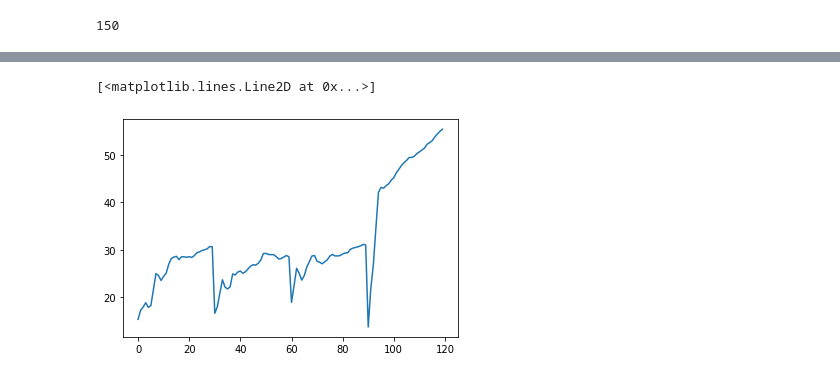
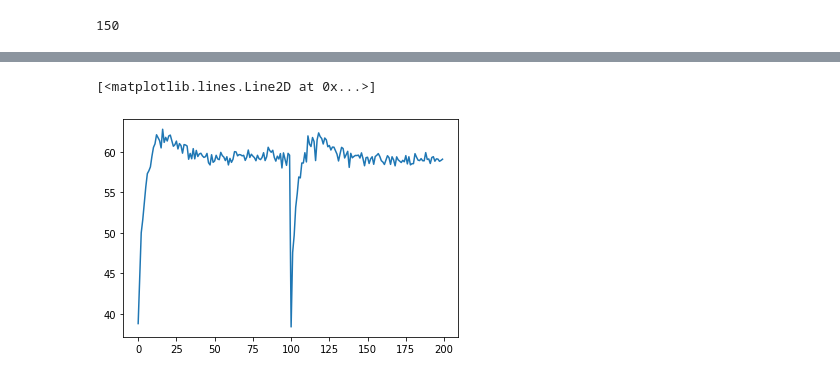
Before and after one commit to seanjaffe1/khopfield, a Jupyter notebook: vision_transformer.ipynb, the cells around one changed output, grey strips where cells are left out. Saved outputs shown, nothing was run; the diff lists cells and outputs as text; code cells hidden in the pictures.

```diff
--- a/vision_transformer.ipynb
+++ b/vision_transformer.ipynb
@@ -614,7 +680,12 @@ print(df_k['epoch'].to_numpy())
+# %%
+data = 'cifar10'
+model = 'vit_hopfield'
+k = 1
+df = pd.read_csv(f'./results/{data}_{model}_heads.csv')
+df_k = df[df['k'] == k]
 # %%
-k = 4
-df_k = df[df['k'] == k]
+
 plt.plot( df_k['accuracy'].to_numpy(), label=f'k={k}')
 # %% [output]
 [<matplotlib.lines.Line2D at 0x...>]
-[figure, old version]
+[figure, new version]
```
Also changed, not shown: parts of 9 cells of this notebook, 2 other files.
